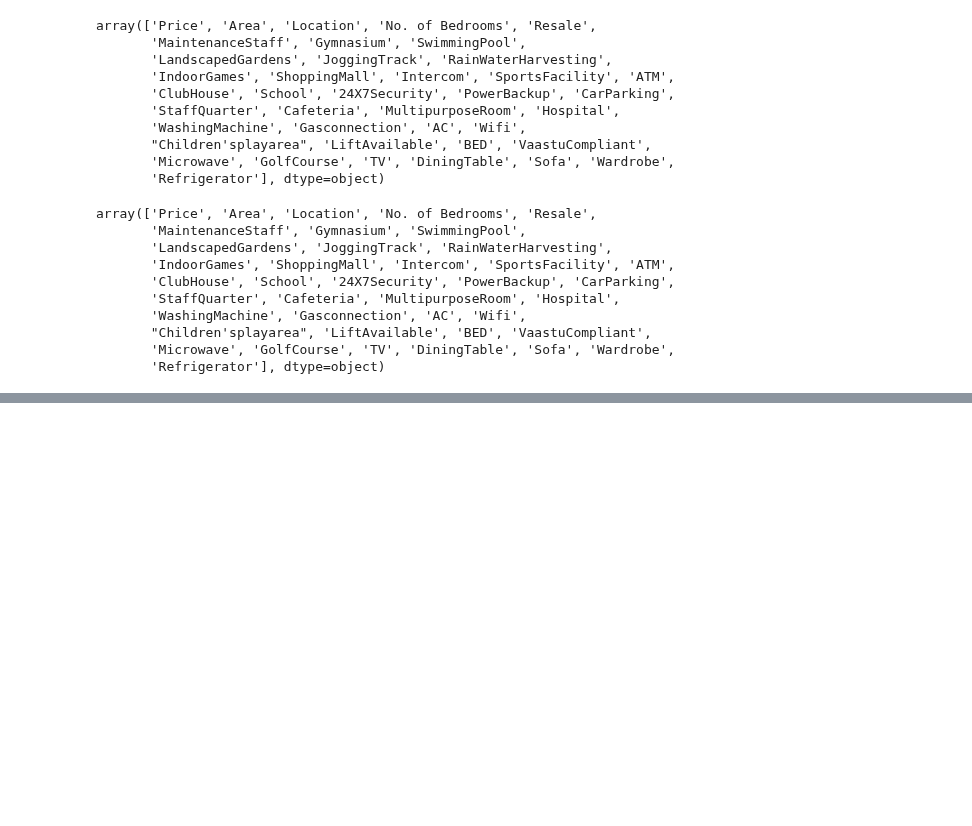
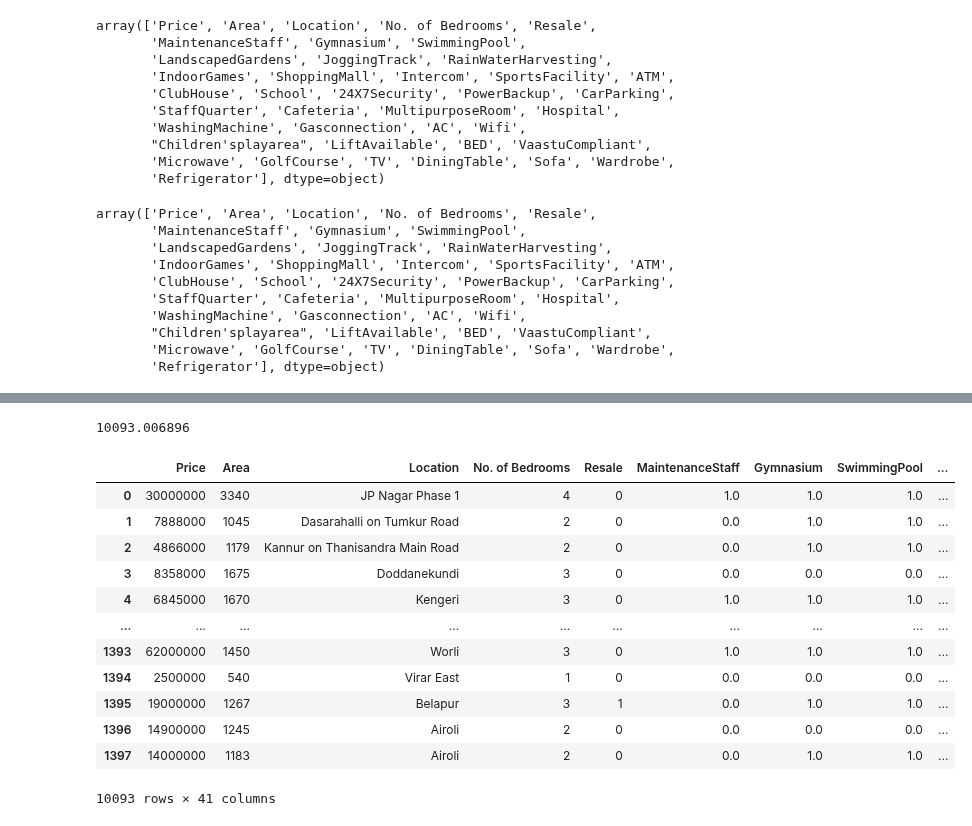
Before and after one commit to COGS118A/Group013-SP23, a Jupyter notebook: Checkpoint_Group013-SP23.ipynb, the cells around one changed output, grey strips where cells are left out. Cells and saved outputs as stored; diff of their text form; code cells hidden in the pictures; blank space fills up the shorter version.

```diff
--- a/Checkpoint_Group013-SP23.ipynb
+++ b/Checkpoint_Group013-SP23.ipynb
@@ -165,0 +209,21 @@ df.to_csv("india_homes.csv")
+# %%
+32963  * (1 - 0.693808)
+# %% [output]
+10093.006896
+# %%
+cleaned_df = df[~df.isnull().any(axis=1)]
+cleaned_df
+# %% [output]
+|  | Price | Area | Location | No. of Bedrooms | Resale | MaintenanceStaff | Gymnasium | SwimmingPool | ... |
+| 0 | 30000000 | 3340 | JP Nagar Phase 1 | 4 | 0 | 1.0 | 1.0 | 1.0 | ... |
+| 1 | 7888000 | 1045 | Dasarahalli on Tumkur Road | 2 | 0 | 0.0 | 1.0 | 1.0 | ... |
+| 2 | 4866000 | 1179 | Kannur on Thanisandra Main Road | 2 | 0 | 0.0 | 1.0 | 1.0 | ... |
+| 3 | 8358000 | 1675 | Doddanekundi | 3 | 0 | 0.0 | 0.0 | 0.0 | ... |
+| 4 | 6845000 | 1670 | Kengeri | 3 | 0 | 1.0 | 1.0 | 1.0 | ... |
+| ... | ... | ... | ... | ... | ... | ... | ... | ... | ... |
+| 1393 | 62000000 | 1450 | Worli | 3 | 0 | 1.0 | 1.0 | 1.0 | ... |
+| 1394 | 2500000 | 540 | Virar East | 1 | 0 | 0.0 | 0.0 | 0.0 | ... |
+| 1395 | 19000000 | 1267 | Belapur | 3 | 1 | 0.0 | 1.0 | 1.0 | ... |
+| 1396 | 14900000 | 1245 | Airoli | 2 | 0 | 0.0 | 0.0 | 0.0 | ... |
+| 1397 | 14000000 | 1183 | Airoli | 2 | 0 | 0.0 | 1.0 | 1.0 | ... |
+10093 rows × 41 columns
```
Also changed, not shown: parts of 19 cells of this notebook.
